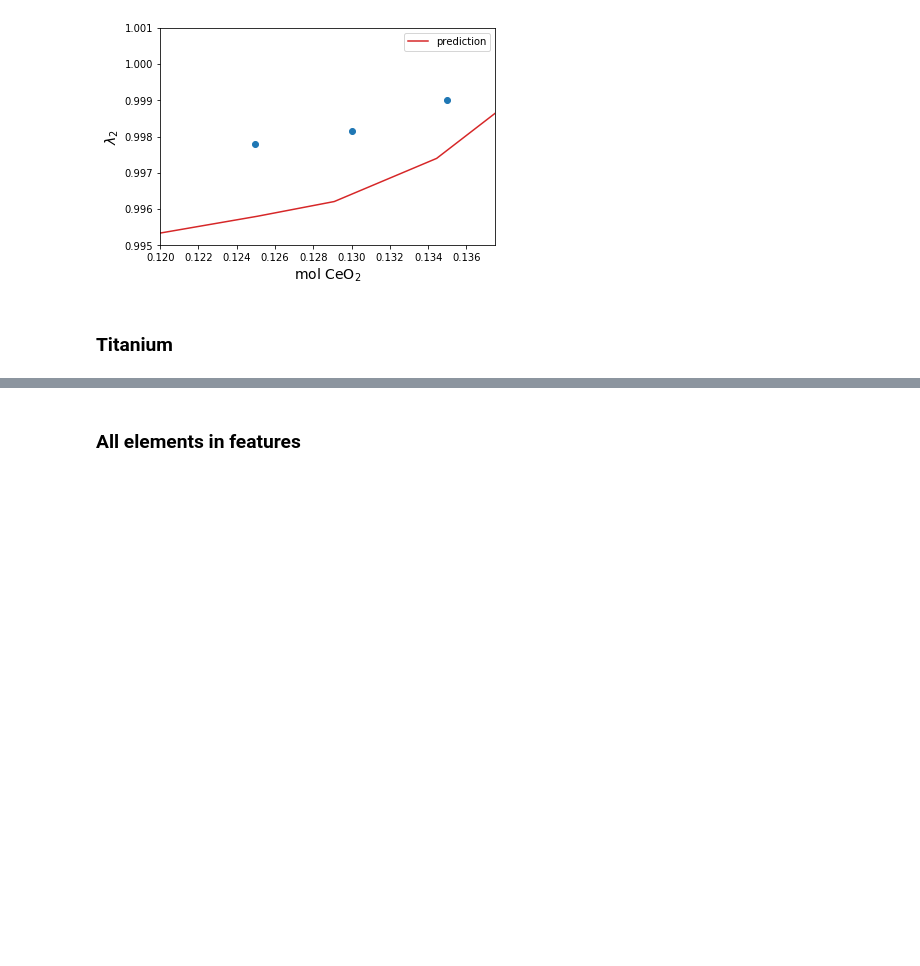
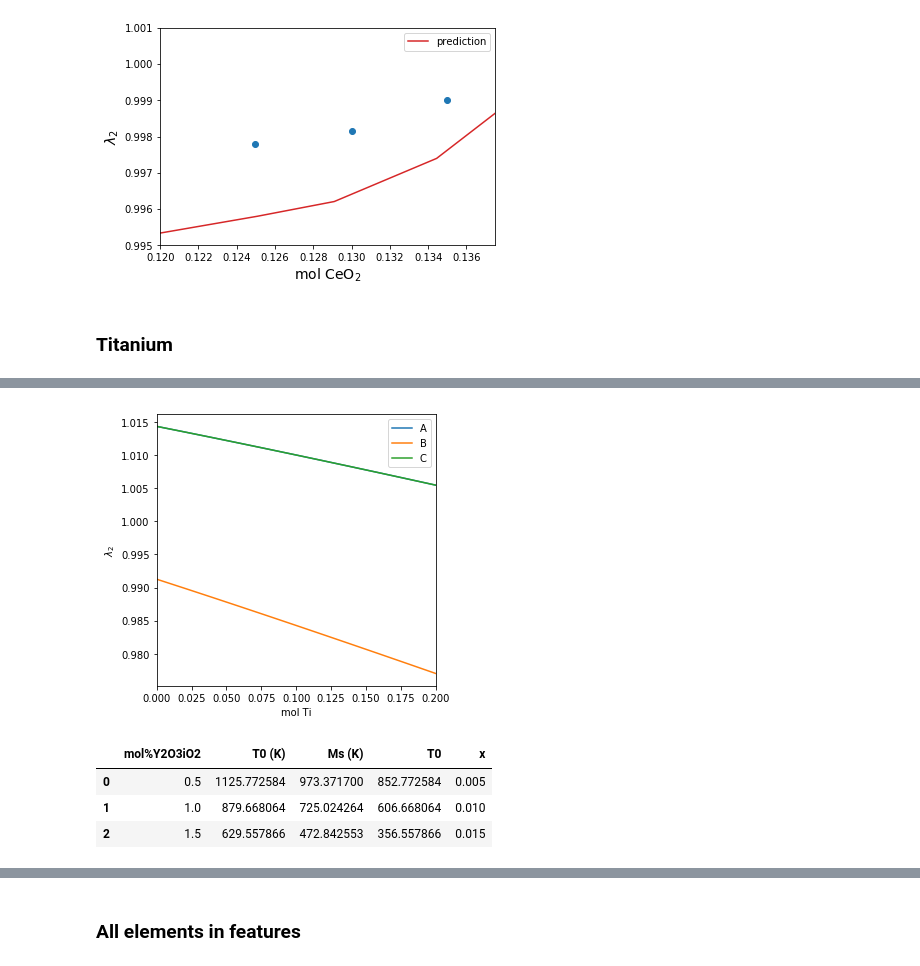
Before and after one commit to dskoda/smceramics, a Jupyter notebook: cofactors.ipynb, the cells around one changed output, grey strips where cells are left out. Drawn from its saved outputs; the diff is of its cells as text; code cells hidden in the pictures; blank space fills up the shorter version.

```diff
--- a/cofactors.ipynb
+++ b/cofactors.ipynb
@@ -128,0 +141,7 @@ plt.show()
+# %%
+cofactors = []
+for tetr, mono in model.predict_lattice(X[model.features]):
+    calc = CofactorCalculator(tetr, mono)
+    cofactors.append(calc.get_cofactors())
+# %%
+results = pd.concat([X, pd.DataFrame(cofactors)], axis=1)
@@ -128,0 +163,18 @@ plt.show()
+# %%
+fig, ax = plt.subplots(1, 1, figsize=(5, 5))
+
+results.plot(x='Ti', y=['A', 'B', 'C'], ax=ax)
+
+ax.set_xlabel('mol Ti')
+ax.set_ylabel(r'$\lambda_2$')
+
+plt.show()
+# %% [output]
+[figure, added]
+# %%
+df
+# %% [output]
+|  | mol%Y2O3iO2 | T0 (K) | Ms (K) | T0 | x |
+| 0 | 0.5 | 1125.772584 | 973.371700 | 852.772584 | 0.005 |
+| 1 | 1.0 | 879.668064 | 725.024264 | 606.668064 | 0.010 |
+| 2 | 1.5 | 629.557866 | 472.842553 | 356.557866 | 0.015 |
```
Also changed, not shown: parts of 18 cells of this notebook, 1 other file.
